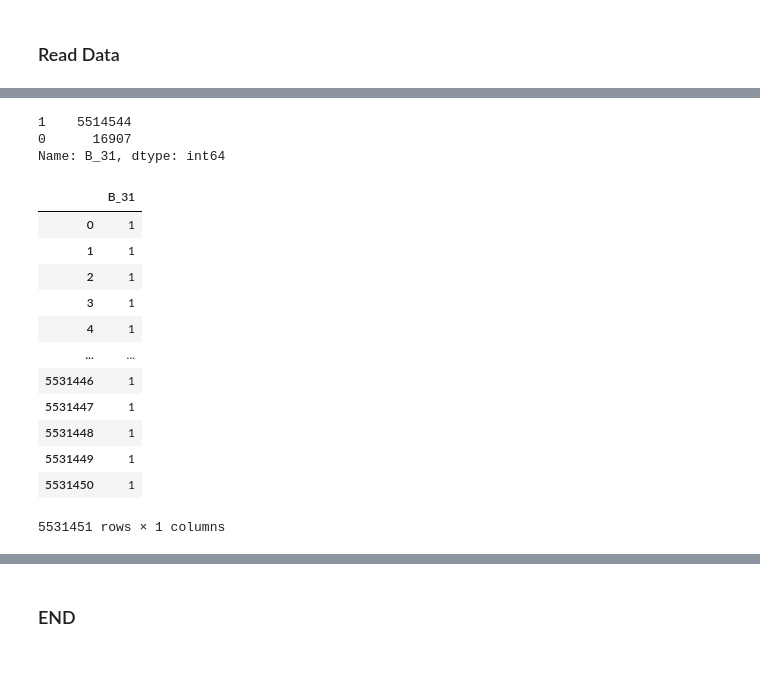
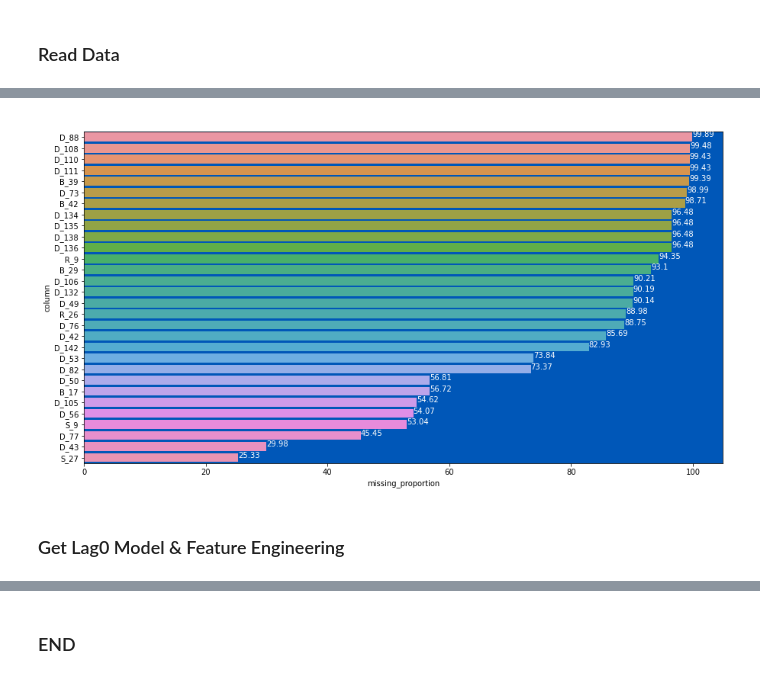
Before and after one commit to waikey-lee/kaggle-amex, a Jupyter notebook: notebooks/lgbm_model_lag0.ipynb, the cells around one changed output, grey strips where cells are left out. Saved outputs shown, nothing was run; the diff lists cells and outputs as text; code cells hidden in the pictures.

Commit message:
Updated LGBM gbdt training

```diff
--- a/notebooks/lgbm_model_lag0.ipynb
+++ b/notebooks/lgbm_model_lag0.ipynb
@@ -91,5 +87,5 @@ id_mapping_df = pd.read_csv(f"{PROCESSED_DATA_PATH}/id_mapping_df.csv")
 # %%
 %%time
-df = read_file(f"{RAW_TRAIN_CSV_PATH}/train_data.csv")
+df = read_file(f"{RAW_TRAIN_PICKLE_PATH}/train_data.pkl")
 # df = read_file(f"{RAW_TEST_PICKLE_PATH}/test_data.pkl")
 # %% [output]
@@ -99,25 +95,9 @@ Wall time: 2min 26s
+# %%
+df = df.drop(columns="customer_ID", errors="ignore")
 # %%
-df["B_31"].value_counts()
+null_count_df = plot_missing_proportion_barchart(df)
 # %% [output]
-1    5514544
-0      16907
-Name: B_31, dtype: int64
+[figure, added]
-# %%
-df.select_dtypes(("int8", "int", "int16"))
-# %% [output]
-|  | B_31 |
-| 0 | 1 |
-| 1 | 1 |
-| 2 | 1 |
-| 3 | 1 |
-| 4 | 1 |
-| ... | ... |
-| 5531446 | 1 |
-| 5531447 | 1 |
-| 5531448 | 1 |
-| 5531449 | 1 |
-| 5531450 | 1 |
-5531451 rows × 1 columns
 # %%
 if "row_number" not in df.columns:
     df.insert(1, "row_number", df.groupby("customer_ID")["S_2"].rank(method="first", ascending=False).astype(int))
@@ -123,0 +106,2 @@ if "row_number" not in df.columns:
+# %% [markdown]
+### Get Lag0 Model & Feature Engineering
```
Also changed, not shown: parts of 58 cells of this notebook.
